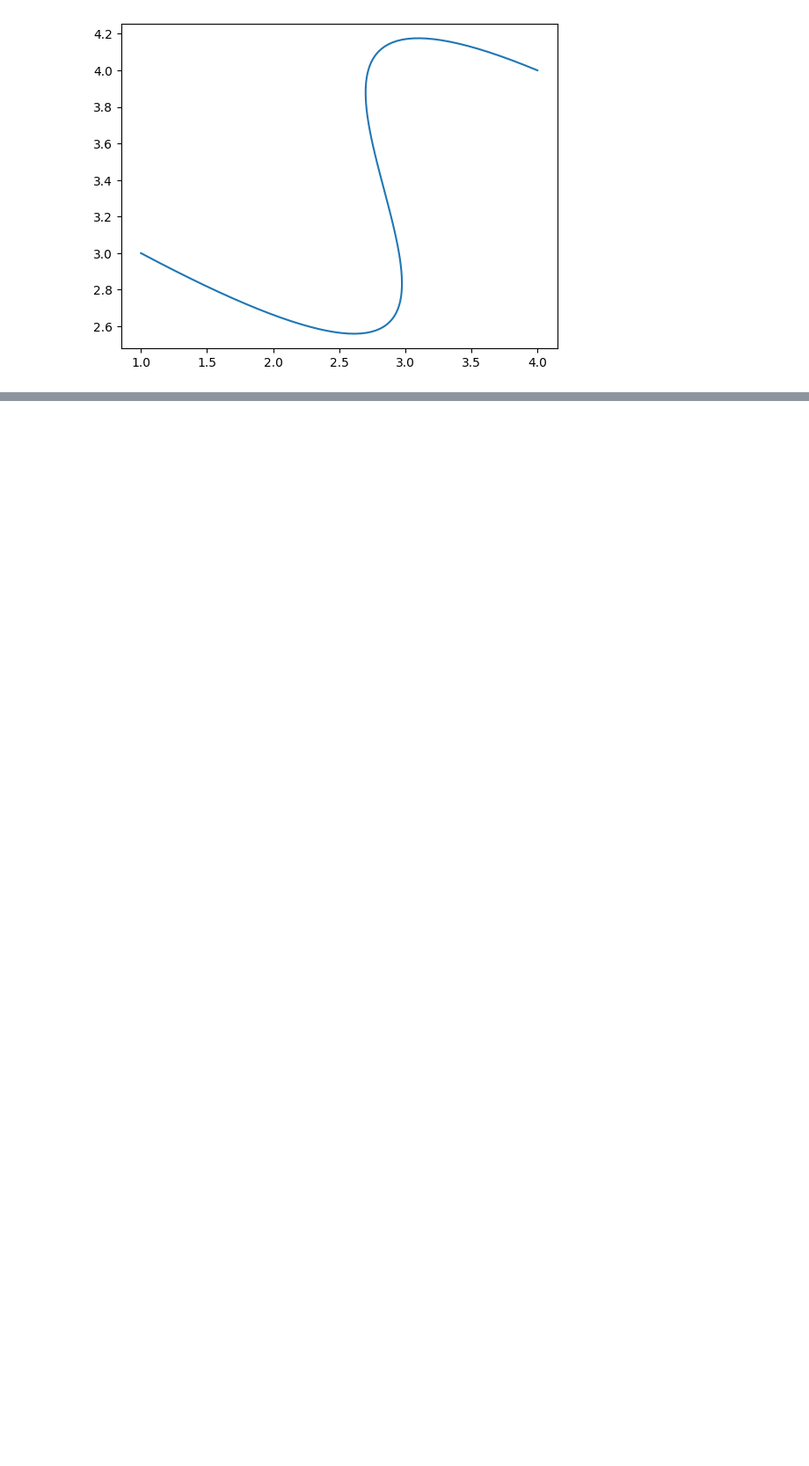
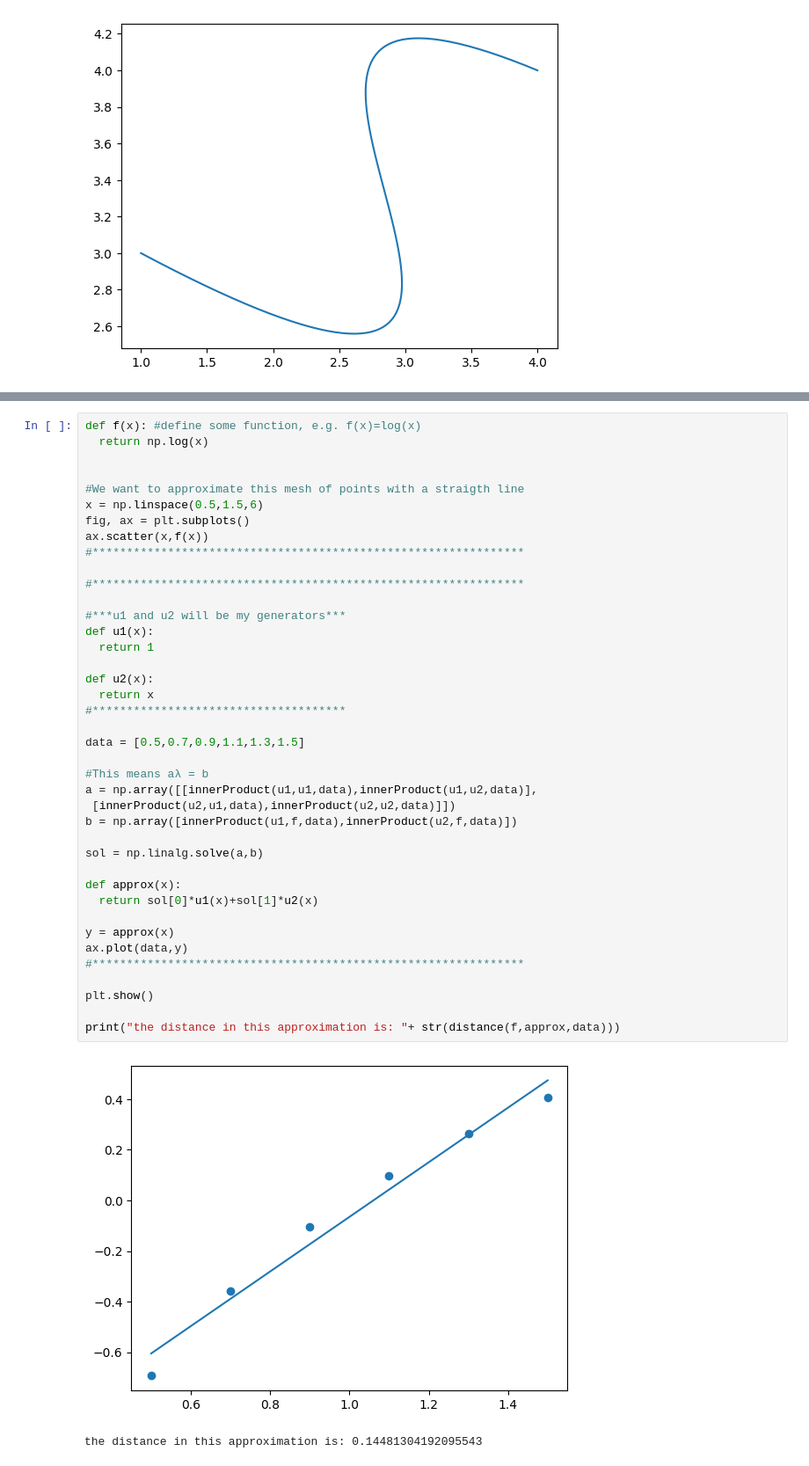
Before and after one commit to jcv00036/amn_p, a Jupyter notebook: Notebook.ipynb, the cells around one changed output, grey strips where cells are left out. Shown at 88% size. Cells and saved outputs as stored; diff of their text form; blank space fills up the shorter version.

```diff
--- a/Notebook.ipynb
+++ b/Notebook.ipynb
@@ -987,0 +1037,43 @@ plt.show()
+# %%
+def f(x): #define some function, e.g. f(x)=log(x)
+  return np.log(x)
+
+
+#We want to approximate this mesh of points with a straigth line
+x = np.linspace(0.5,1.5,6)
+fig, ax = plt.subplots()
+ax.scatter(x,f(x))
+#***************************************************************
+
+#***************************************************************
+
+#***u1 and u2 will be my generators***
+def u1(x):
+  return 1
+
+def u2(x):
+  return x
+#*************************************
+
+data = [0.5,0.7,0.9,1.1,1.3,1.5]
+
+#This means aλ = b
+a = np.array([[innerProduct(u1,u1,data),innerProduct(u1,u2,data)],
+ [innerProduct(u2,u1,data),innerProduct(u2,u2,data)]])
+b = np.array([innerProduct(u1,f,data),innerProduct(u2,f,data)])
+
+sol = np.linalg.solve(a,b)
+
+def approx(x):
+  return sol[0]*u1(x)+sol[1]*u2(x)
+
+y = approx(x)
+ax.plot(data,y)
+#***************************************************************
+
+plt.show()
+
+print("the distance in this approximation is: "+ str(distance(f,approx,data)))
+# %% [output]
+[figure, added]
+the distance in this approximation is: 0.14481304192095543
```
Also changed, not shown: parts of 4 cells of this notebook.
